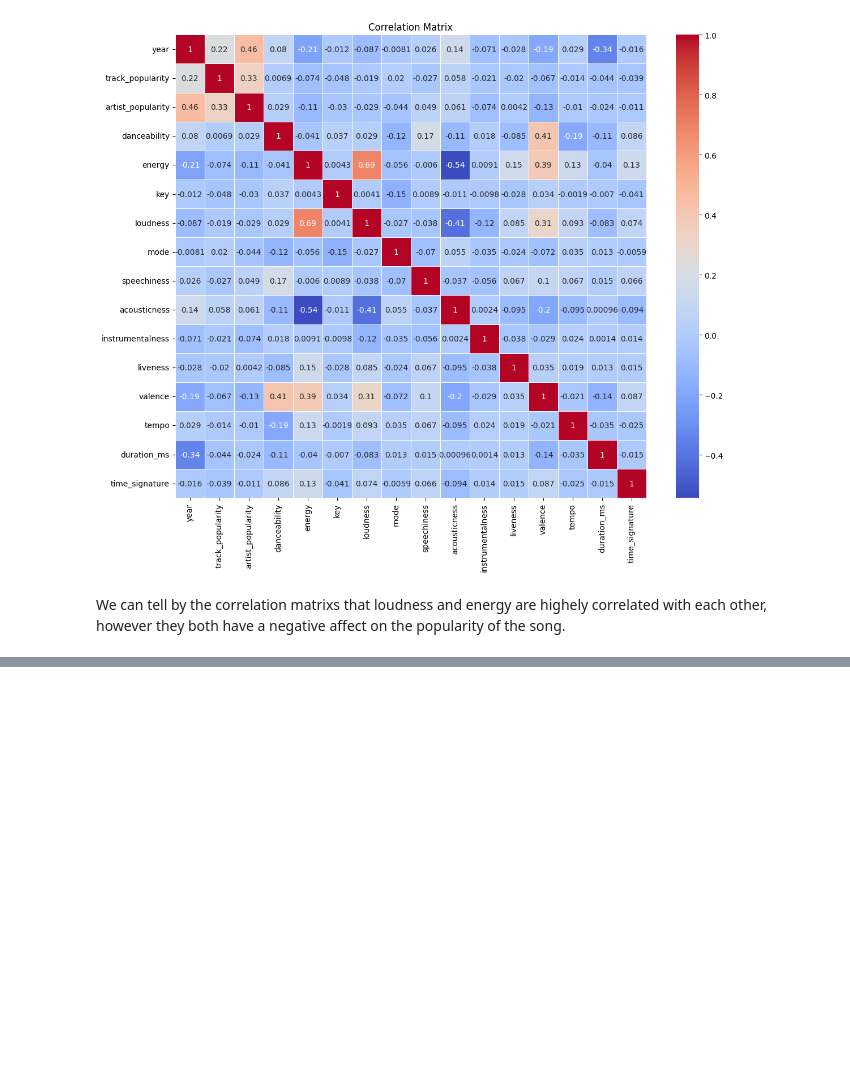
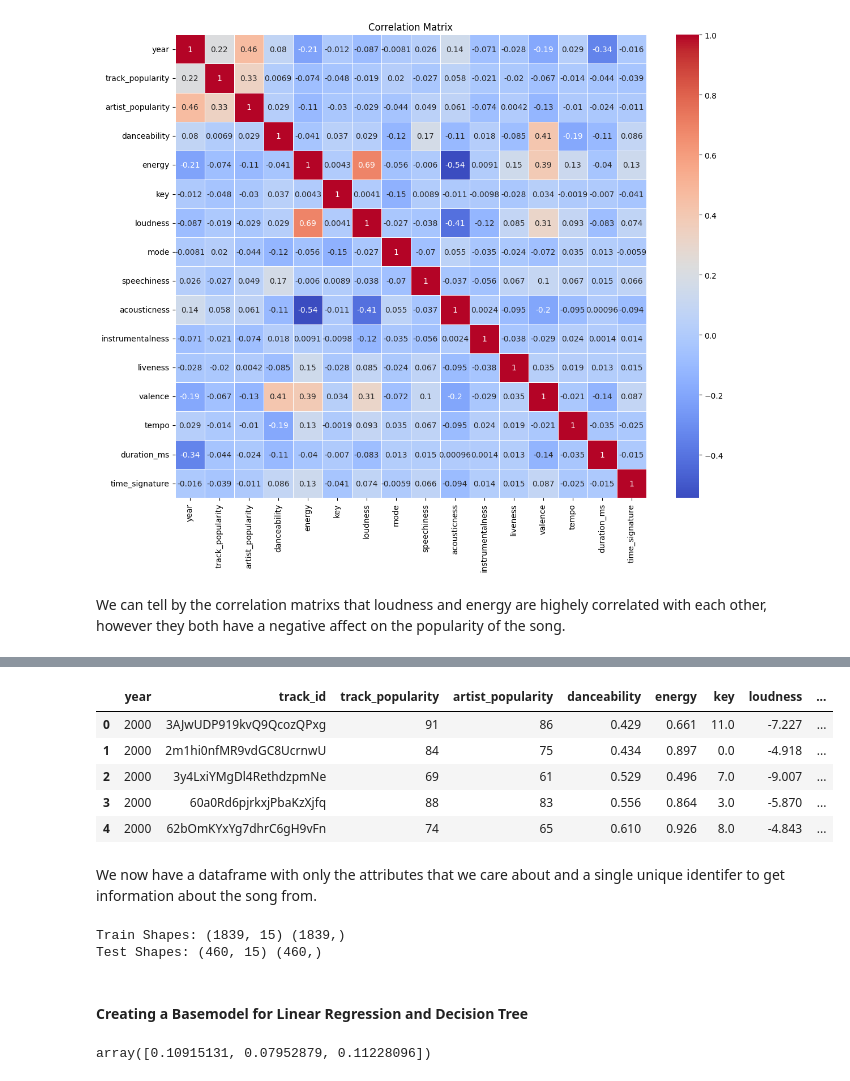
Before and after one commit to Topusaha/spotify-hit-predictor, a Jupyter notebook: EDA.ipynb, the cells around one changed output, grey strips where cells are left out. Saved outputs shown, nothing was run; the diff lists cells and outputs as text; code cells hidden in the pictures; blank space fills up the shorter version.

```diff
--- a/EDA.ipynb
+++ b/EDA.ipynb
@@ -163,0 +193,5 @@ We can tell by the correlation matrixs that loudness and energy are highely corr
+# %%
+cat_cols = ['playlist_url', 'album', 'artist_name', 'artist_genres', 'artist_id', 'track_name', 'track_id']
+num_cols = ['year', 'track_popularity', 'artist_id', 'danceability', 'energy', 'key', 'loudness',
+       'mode', 'speechiness', 'acousticness', 'instrumentalness', 'liveness',
+       'valence', 'tempo', 'duration_ms', 'time_signature']
@@ -163,0 +233,12 @@ We can tell by the correlation matrixs that loudness and energy are highely corr
+# %%
+playlist_df.drop(cat_cols[:-1], axis=1, inplace=True)
+playlist_df.head()
+# %% [output]
+|  | year | track_id | track_popularity | artist_popularity | danceability | energy | key | loudness | ... |
+| 0 | 2000 | 3AJwUDP919kvQ9QcozQPxg | 91 | 86 | 0.429 | 0.661 | 11.0 | -7.227 | ... |
+| 1 | 2000 | 2m1hi0nfMR9vdGC8UcrnwU | 84 | 75 | 0.434 | 0.897 | 0.0 | -4.918 | ... |
+| 2 | 2000 | 3y4LxiYMgDl4RethdzpmNe | 69 | 61 | 0.529 | 0.496 | 7.0 | -9.007 | ... |
+| 3 | 2000 | 60a0Rd6pjrkxjPbaKzXjfq | 88 | 83 | 0.556 | 0.864 | 3.0 | -5.870 | ... |
+| 4 | 2000 | 62bOmKYxYg7dhrC6gH9vFn | 74 | 65 | 0.610 | 0.926 | 8.0 | -4.843 | ... |
+# %% [markdown]
+We now have a dataframe with only the attributes that we care about and a single unique identifer to get information about the song from.
@@ -163,0 +247,13 @@ We can tell by the correlation matrixs that loudness and energy are highely corr
+# %%
+print('Train Shapes:', X_train.shape, y_train.shape)
+print('Test Shapes:', X_test.shape, y_test.shape)
+# %% [output]
+Train Shapes: (1839, 15) (1839,)
+Test Shapes: (460, 15) (460,)
+# %% [markdown]
+#### Creating a Basemodel for Linear Regression and Decision Tree
+# %%
+lin_reg = LinearRegression()
+cross_val_score(lin_reg, X_train, y_train, cv=3)
+# %% [output]
+array([0.10915131, 0.07952879, 0.11228096])
```
Also changed, not shown: parts of 9 cells of this notebook.
